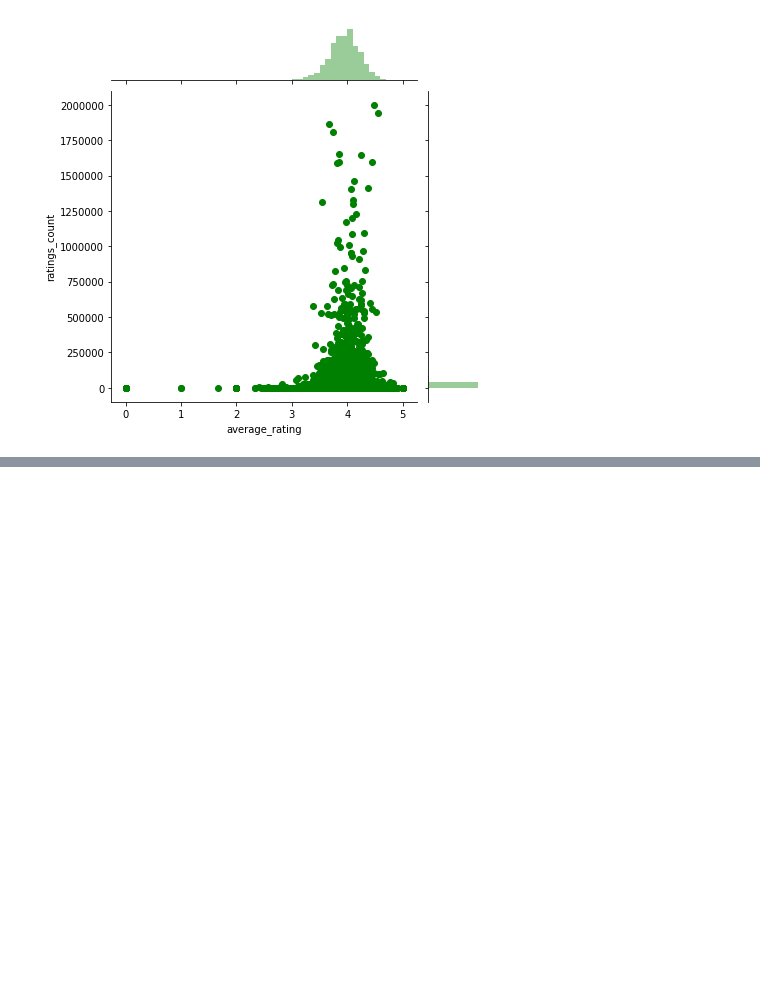
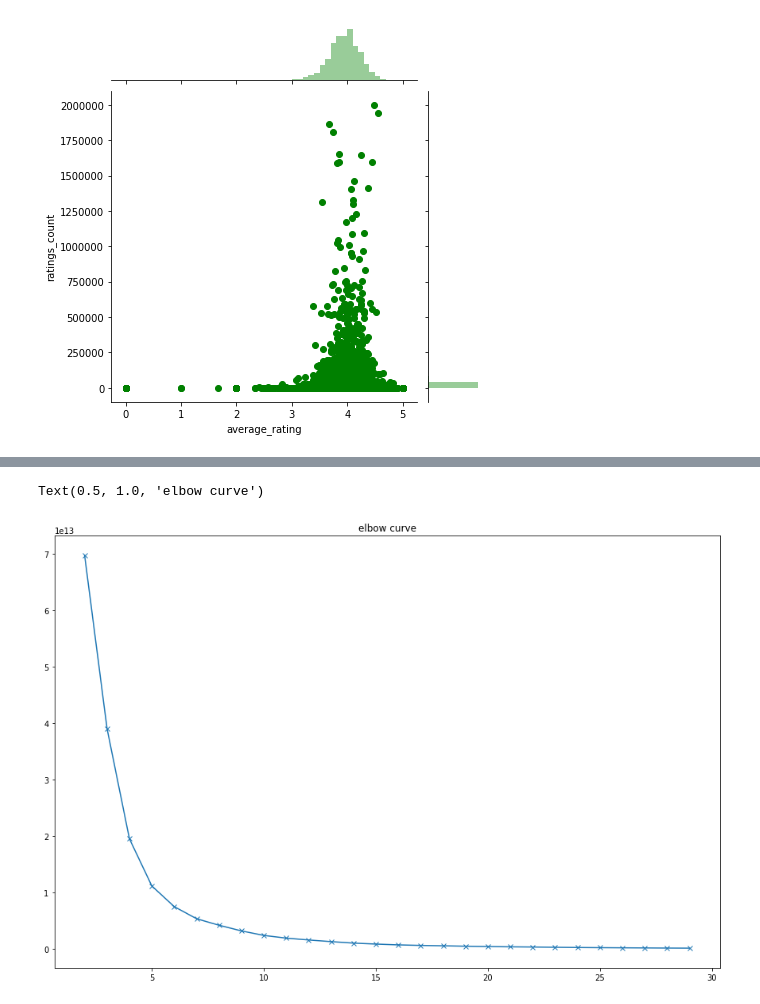
Before and after one commit to AdityaDTewari/Datasets_analysis, a Jupyter notebook: goodreadsbooks/Book_recommendation.ipynb, the cells around one changed output, grey strips where cells are left out. Cells and saved outputs as stored; diff of their text form; code cells hidden in the pictures; blank space fills up the shorter version.

```diff
--- a/goodreadsbooks/Book_recommendation.ipynb
+++ b/goodreadsbooks/Book_recommendation.ipynb
@@ -152,0 +156,3 @@ ax = sns.jointplot(x="average_rating", y="ratings_count", data = tri, color = 'g
+# %%
+tri = df[['average_rating', 'ratings_count']]
+data = np.asarray([np.asarray(tri['average_rating']), np.asarray(tri['ratings_count'])]).T
@@ -152,0 +172,14 @@ ax = sns.jointplot(x="average_rating", y="ratings_count", data = tri, color = 'g
+# %%
+Z = data
+dis = []
+for c in range(2, 30):
+    k_means = KMeans(n_clusters = c)
+    k_means.fit(Z)
+    dis.append(k_means.inertia_)
+# %%
+fig = plt.figure(figsize = (15, 10))
+plt.plot(range(2, 30), dis, 'x-')
+plt.title('elbow curve')
+# %% [output]
+Text(0.5, 1.0, 'elbow curve')
+[figure, added]
```
Also changed, not shown: parts of 5 cells of this notebook.
